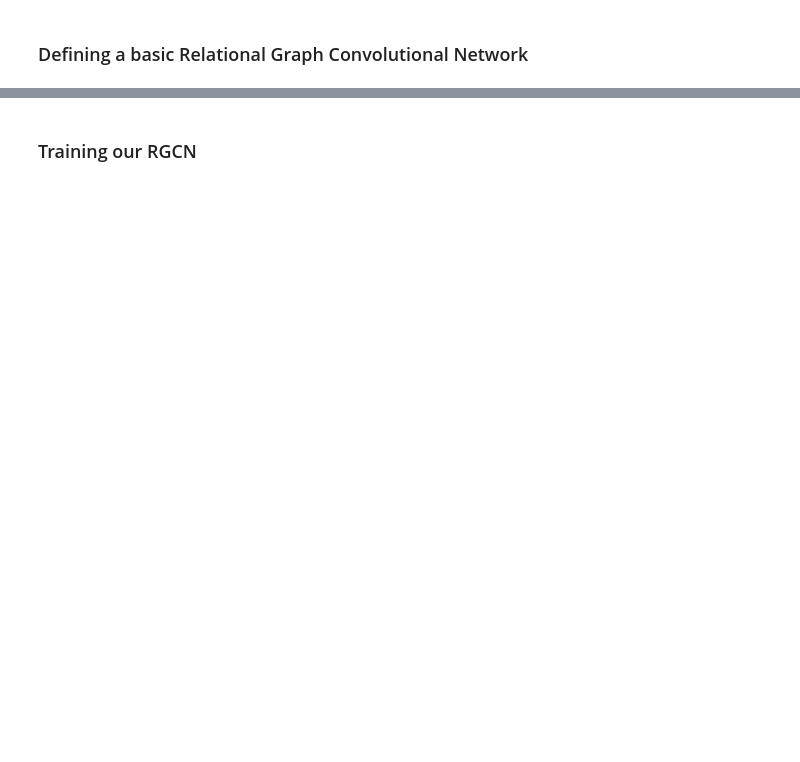
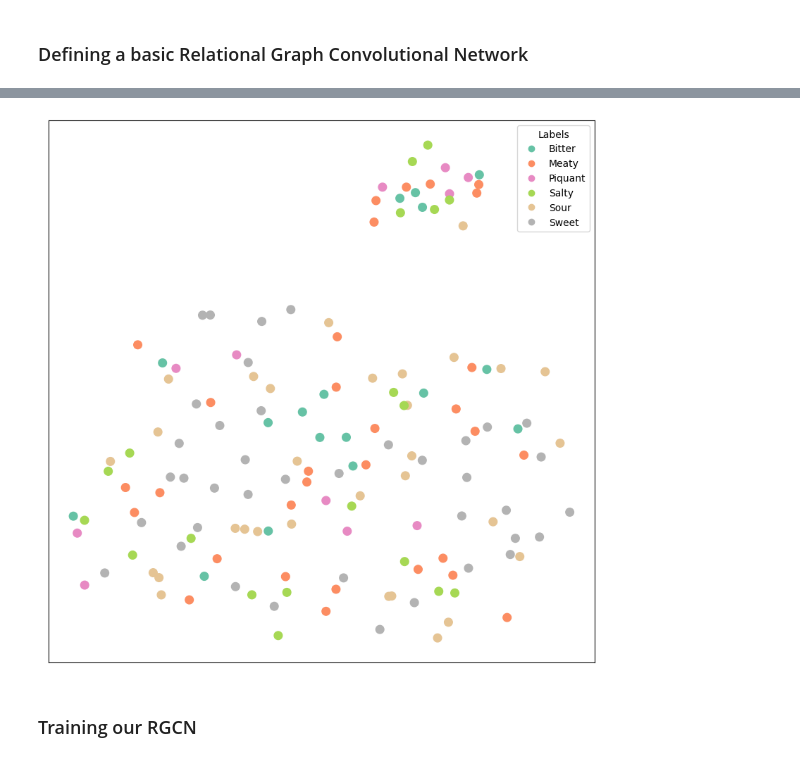
Before and after one commit to python547/rubrix-python251, a Jupyter notebook: docs/tutorials/03-kglab_pytorch_geometric.ipynb, the cells around one changed output, grey strips where cells are left out. Drawn from its saved outputs; the diff is of its cells as text; code cells hidden in the pictures; blank space fills up the shorter version.

```diff
--- a/docs/tutorials/03-kglab_pytorch_geometric.ipynb
+++ b/docs/tutorials/03-kglab_pytorch_geometric.ipynb
@@ -464,2 +568,6 @@ def test():
+# %%
+visualize(pred[test_idx], color=to_categorical(test_y), labels=LABELS)
+# %% [output]
+[figure, added]
 # %% [markdown]
 ### Training our RGCN
```
Also changed, not shown: parts of 47 cells of this notebook, 4 other files.
